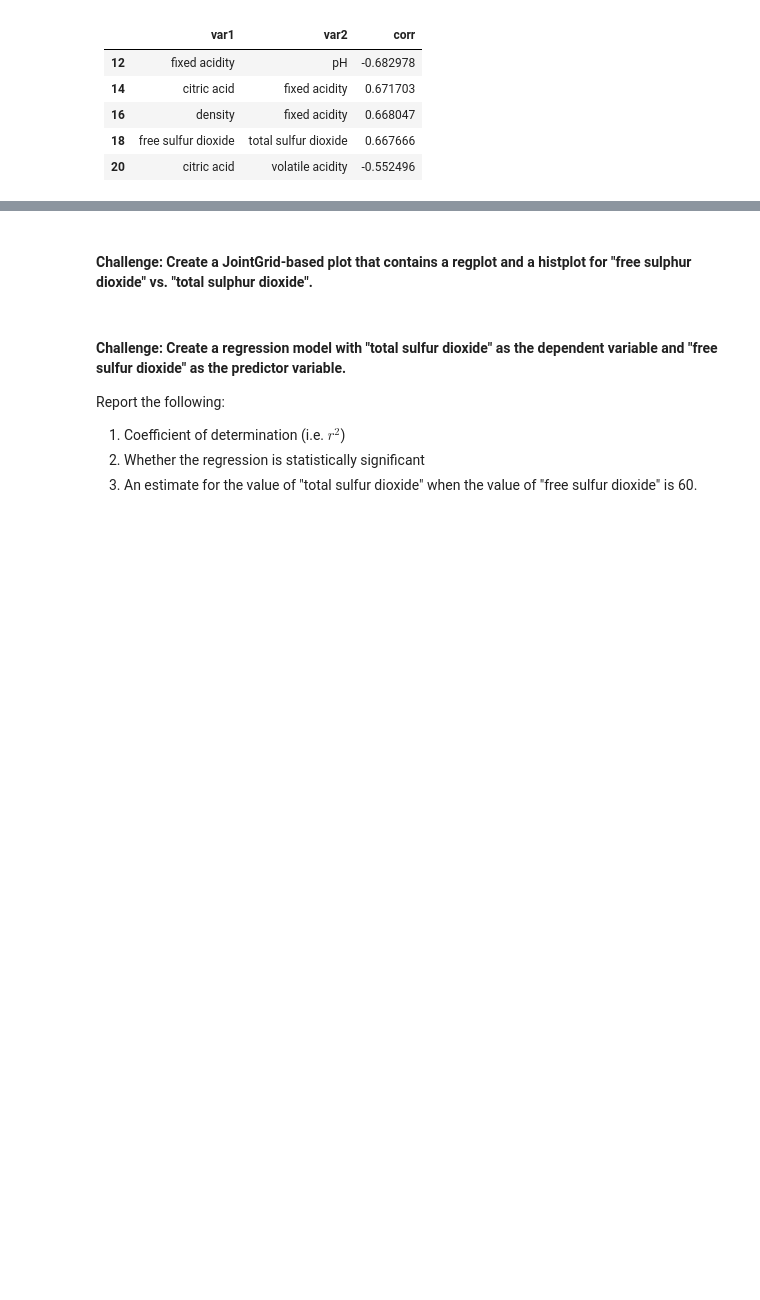
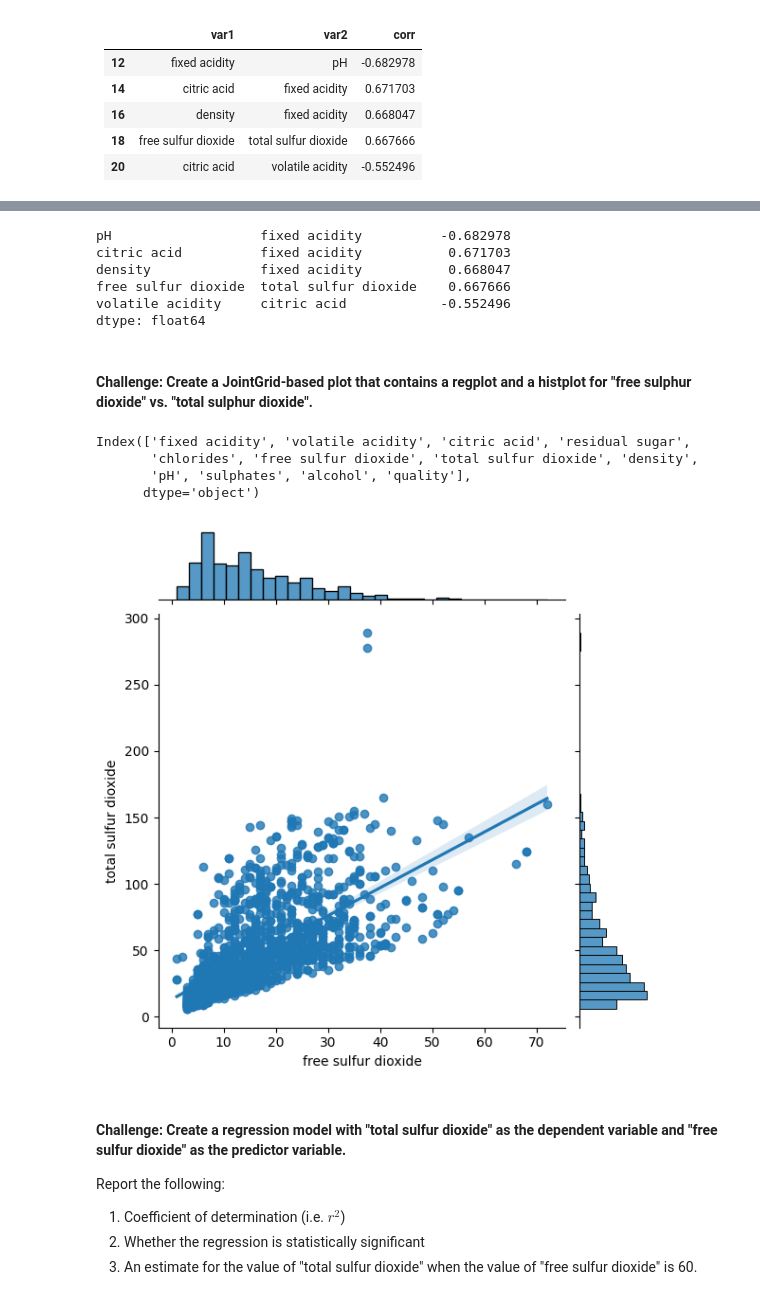
Before and after one commit to NakaFrozn/SI618, a Jupyter notebook: inclass/SI_618_Day_05_Correlation_Regression_ANOVA.ipynb, the cells around one changed output, grey strips where cells are left out. Saved outputs shown, nothing was run; the diff lists cells and outputs as text; code cells hidden in the pictures; blank space fills up the shorter version.

```diff
--- a/inclass/SI_618_Day_05_Correlation_Regression_ANOVA.ipynb
+++ b/inclass/SI_618_Day_05_Correlation_Regression_ANOVA.ipynb
@@ -961,2 +1014,14 @@ Feeling ambitious? 💪 Try to achieve the following output:
+# %%
+# Instructor's solution
+corr = wine.corr()
+corr = corr[corr != 1]
+corr.unstack().sort_values(ascending=False, key=abs).drop_duplicates().head(5)
+# %% [output]
+pH                   fixed acidity          -0.682978
+citric acid          fixed acidity           0.671703
+density              fixed acidity           0.668047
+free sulfur dioxide  total sulfur dioxide    0.667666
+volatile acidity     citric acid            -0.552496
+dtype: float64
 # %% [markdown]
 #### Challenge: Create a JointGrid-based plot that contains a regplot and a histplot for "free sulphur dioxide" vs. "total sulphur dioxide".
@@ -965,3 +1028,16 @@ Feeling ambitious? 💪 Try to achieve the following output:
+# %%
+wine.columns
+# %% [output]
+Index(['fixed acidity', 'volatile acidity', 'citric acid', 'residual sugar',
+       'chlorides', 'free sulfur dioxide', 'total sulfur dioxide', 'density',
+       'pH', 'sulphates', 'alcohol', 'quality'],
+      dtype='object')
+# %%
+# create a jointgrid-based plot (regplot and histplot)
+g = sns.JointGrid(data=wine,x='free sulfur dioxide',y='total sulfur dioxide')
+g = g.plot(sns.regplot, sns.histplot)
+# %% [output]
+[figure, added]
 # %% [markdown]
 #### Challenge: Create a regression model with "total sulfur dioxide" as the dependent variable and "free sulfur dioxide" as the predictor variable.
 Report the following:
```
Also changed, not shown: parts of 51 cells of this notebook, 1 other file.
